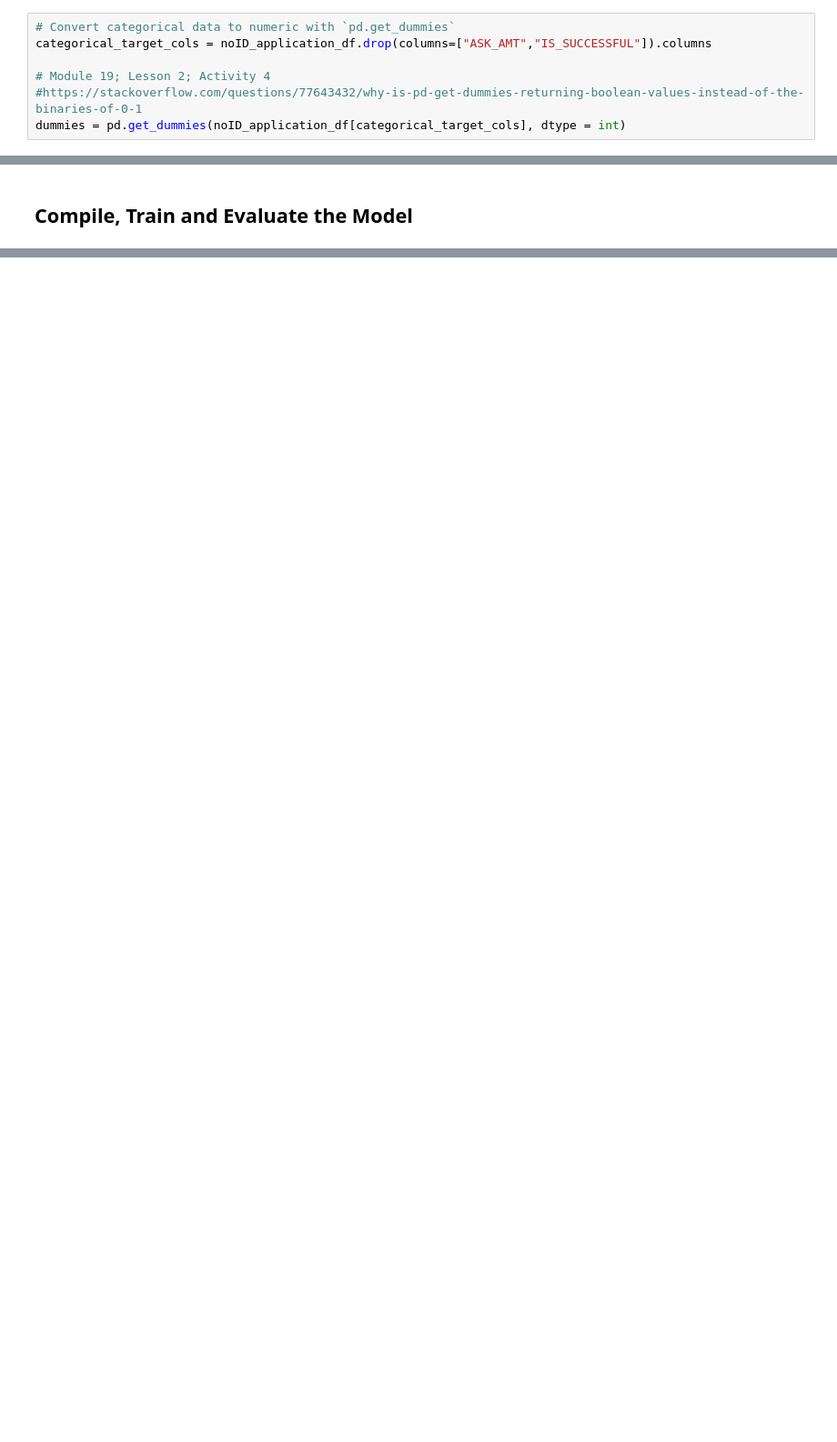
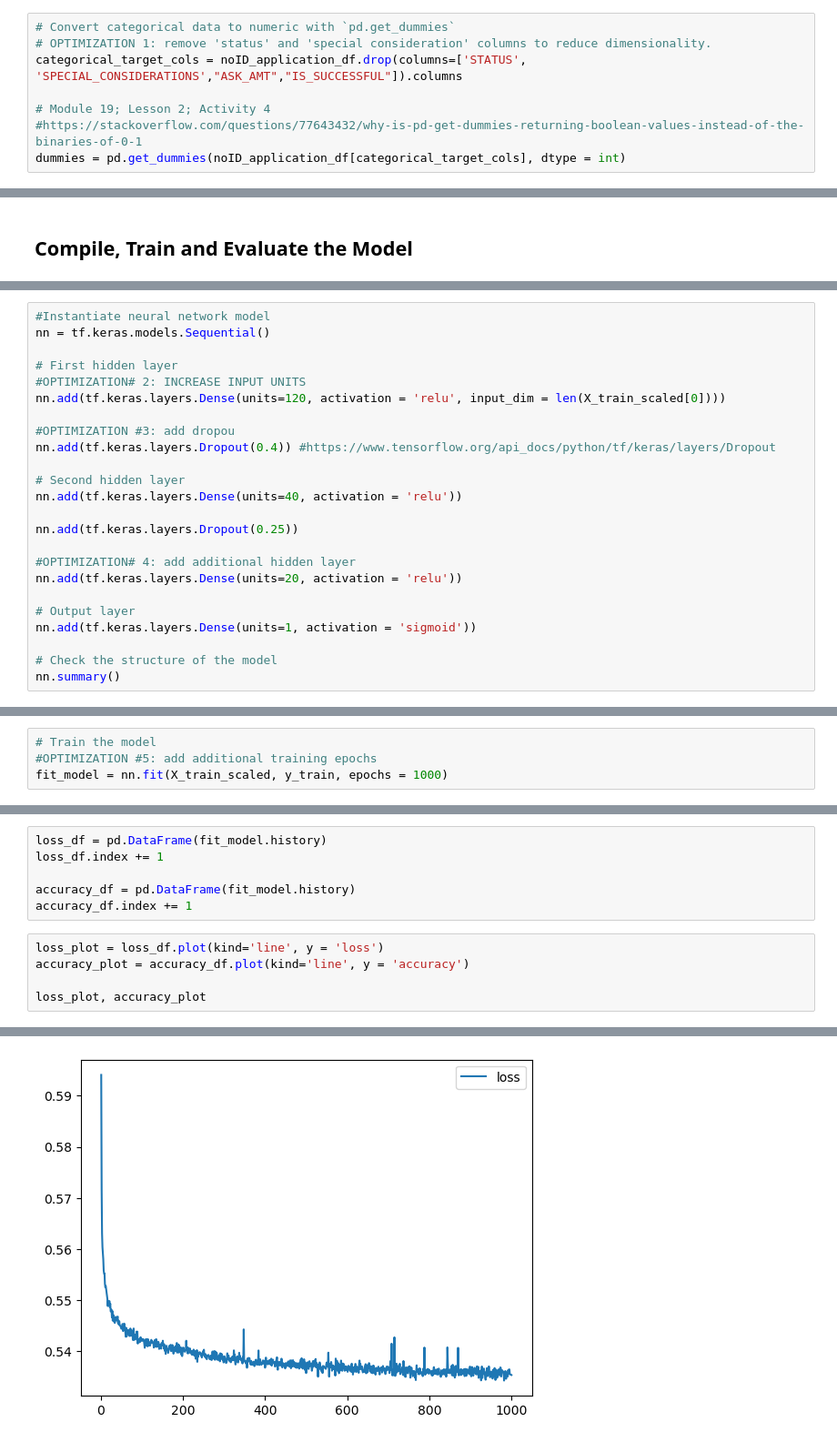
Before and after one commit to linderkm/deep-learning-challenge, a Jupyter notebook: AlphabetSoupCharity_Optimization.ipynb, the cells around one changed output, grey strips where cells are left out. Shown: that part at 91% size. Saved outputs shown, nothing was run; the diff lists cells and outputs as text; blank space fills up the shorter version.

Commit message:
trained and evaluated model with attemped optimizations

```diff
--- a/AlphabetSoupCharity_Optimization.ipynb
+++ b/AlphabetSoupCharity_Optimization.ipynb
@@ -123,6 +140,7 @@ Name: count, dtype: int64
 # %%
 # Convert categorical data to numeric with `pd.get_dummies`
-categorical_target_cols = noID_application_df.drop(columns=["ASK_AMT","IS_SUCCESSFUL"]).columns
+# OPTIMIZATION 1: remove 'status' and 'special consideration' columns to reduce dimensionality.
+categorical_target_cols = noID_application_df.drop(columns=['STATUS', 'SPECIAL_CONSIDERATIONS',"ASK_AMT","IS_SUCCESSFUL"]).columns
 
 # Module 19; Lesson 2; Activity 4
 #https://stackoverflow.com/questions/77643432/why-is-pd-get-dummies-returning-boolean-values-instead-of-the-binaries-of-0-1
@@ -265,0 +170,24 @@ _________________________________________________________________
+# %%
+#Instantiate neural network model
+nn = tf.keras.models.Sequential()
+
+# First hidden layer
+#OPTIMIZATION# 2: INCREASE INPUT UNITS
+nn.add(tf.keras.layers.Dense(units=120, activation = 'relu', input_dim = len(X_train_scaled[0])))
+
+#OPTIMIZATION #3: add dropou
+nn.add(tf.keras.layers.Dropout(0.4)) #https://www.tensorflow.org/api_docs/python/tf/keras/layers/Dropout
+
+# Second hidden layer
+nn.add(tf.keras.layers.Dense(units=40, activation = 'relu'))
+
+nn.add(tf.keras.layers.Dropout(0.25))
+
+#OPTIMIZATION# 4: add additional hidden layer
+nn.add(tf.keras.layers.Dense(units=20, activation = 'relu'))
+
+# Output layer
+nn.add(tf.keras.layers.Dense(units=1, activation = 'sigmoid'))
+
+# Check the structure of the model
+nn.summary()
@@ -293,0 +217,4 @@ Epoch 100/100
+# %%
+# Train the model
+#OPTIMIZATION #5: add additional training epochs
+fit_model = nn.fit(X_train_scaled, y_train, epochs = 1000)
@@ -303,0 +251,12 @@ Loss: 0.557812534073699, Accuracy: 0.7262973785400391
+# %%
+loss_df = pd.DataFrame(fit_model.history)
+loss_df.index += 1
+
+accuracy_df = pd.DataFrame(fit_model.history)
+accuracy_df.index += 1
+# %%
+loss_plot = loss_df.plot(kind='line', y = 'loss')
+accuracy_plot = accuracy_df.plot(kind='line', y = 'accuracy')
+
+loss_plot, accuracy_plot
+# %% [output]
@@ -303,0 +264 @@ Loss: 0.557812534073699, Accuracy: 0.7262973785400391
+[figure, added]
```
Also changed, not shown: parts of 17 cells of this notebook, 3 other files.
